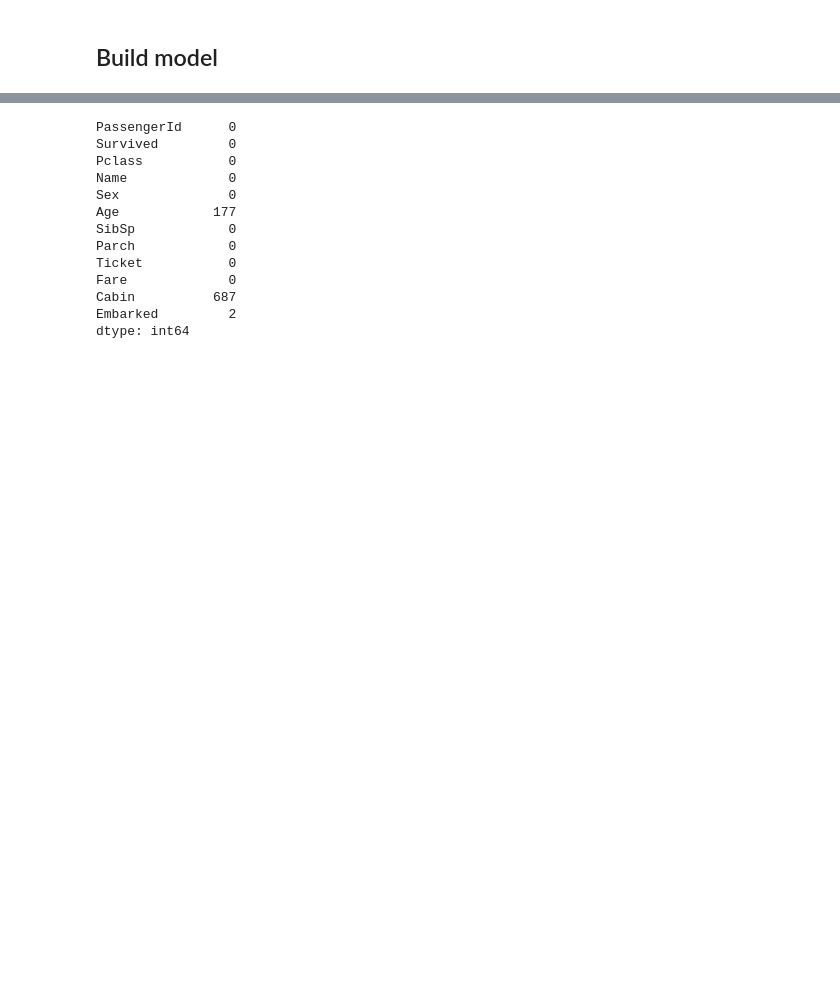
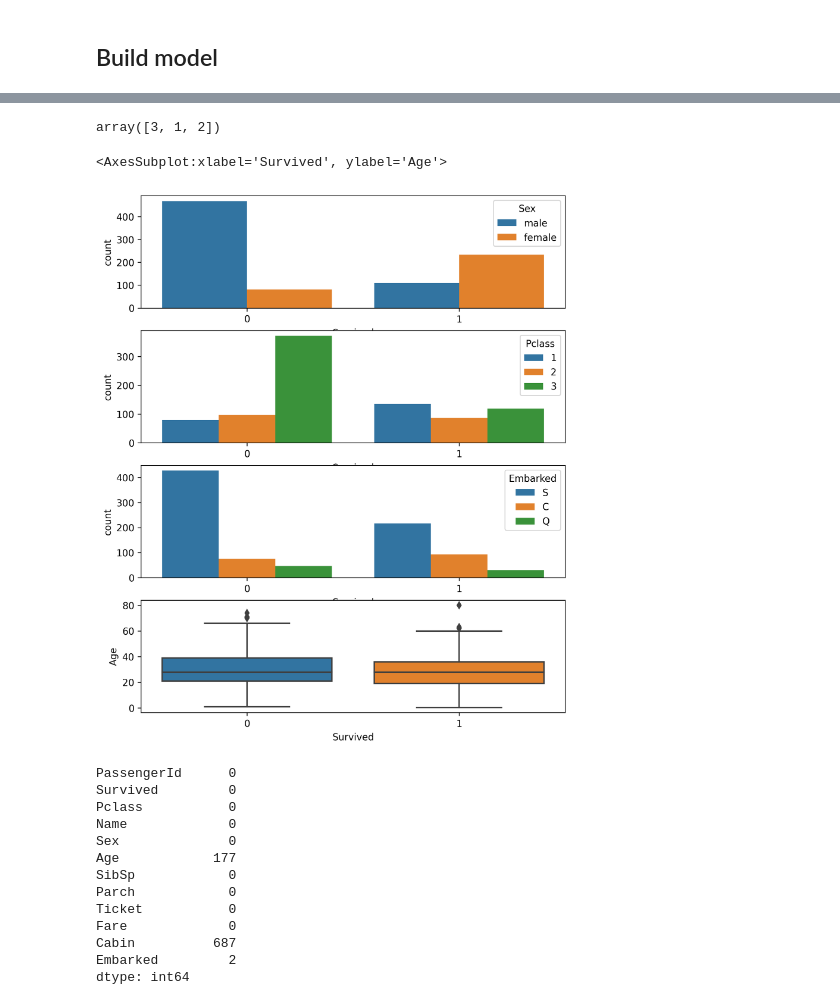
Before and after one commit to akoshel/MADE_ML_HW, a Jupyter notebook: Titanic_baseline.ipynb, the cells around one changed output, grey strips where cells are left out. Cells and saved outputs as stored; diff of their text form; code cells hidden in the pictures; blank space fills up the shorter version.

```diff
--- a/Titanic_baseline.ipynb
+++ b/Titanic_baseline.ipynb
@@ -19,6 +20,19 @@ data.head()
 | 2 | 3 | 1 | 3 | Heikkinen, Miss. Laina | female | 26.0 | 0 | 0 | STON/O2. 3101282 | 7.9250 | ... |
 | 3 | 4 | 1 | 1 | Futrelle, Mrs. Jacques Heath (Lil... | female | 35.0 | 1 | 0 | 113803 | 53.1000 | ... |
 | 4 | 5 | 0 | 3 | Allen, Mr. William Henry | male | 35.0 | 0 | 0 | 373450 | 8.0500 | ... |
+# %%
+data['Pclass'].unique()
+# %% [output]
+array([3, 1, 2])
+# %%
+fig2, axes = plt.subplots(nrows=4, ncols=1,figsize=(8, 10), dpi=300)
+sns.countplot(data=data, hue='Sex', x='Survived', ax=axes[0])
+sns.countplot(data=data, hue='Pclass', x='Survived', ax=axes[1])
+sns.countplot(data=data, hue='Embarked', x='Survived', ax=axes[2])
+sns.boxplot(data=data, x='Survived', y='Age', ax=axes[3])
+# %% [output]
+<AxesSubplot:xlabel='Survived', ylabel='Age'>
+[figure, added]
 # %%
 data.isna().sum()
 # %% [output]
```
Also changed, not shown: parts of 5 cells of this notebook, 6 other files.
